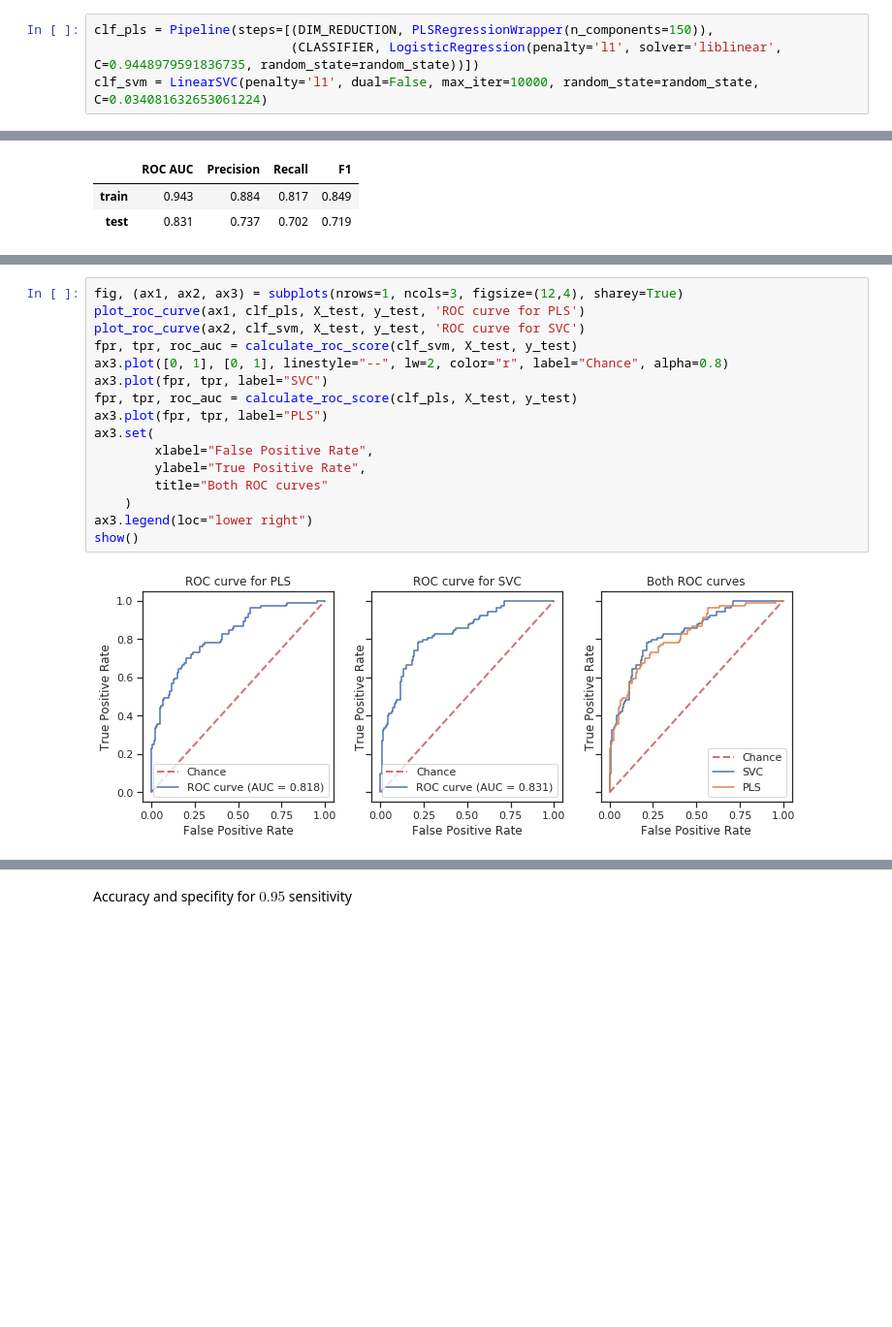
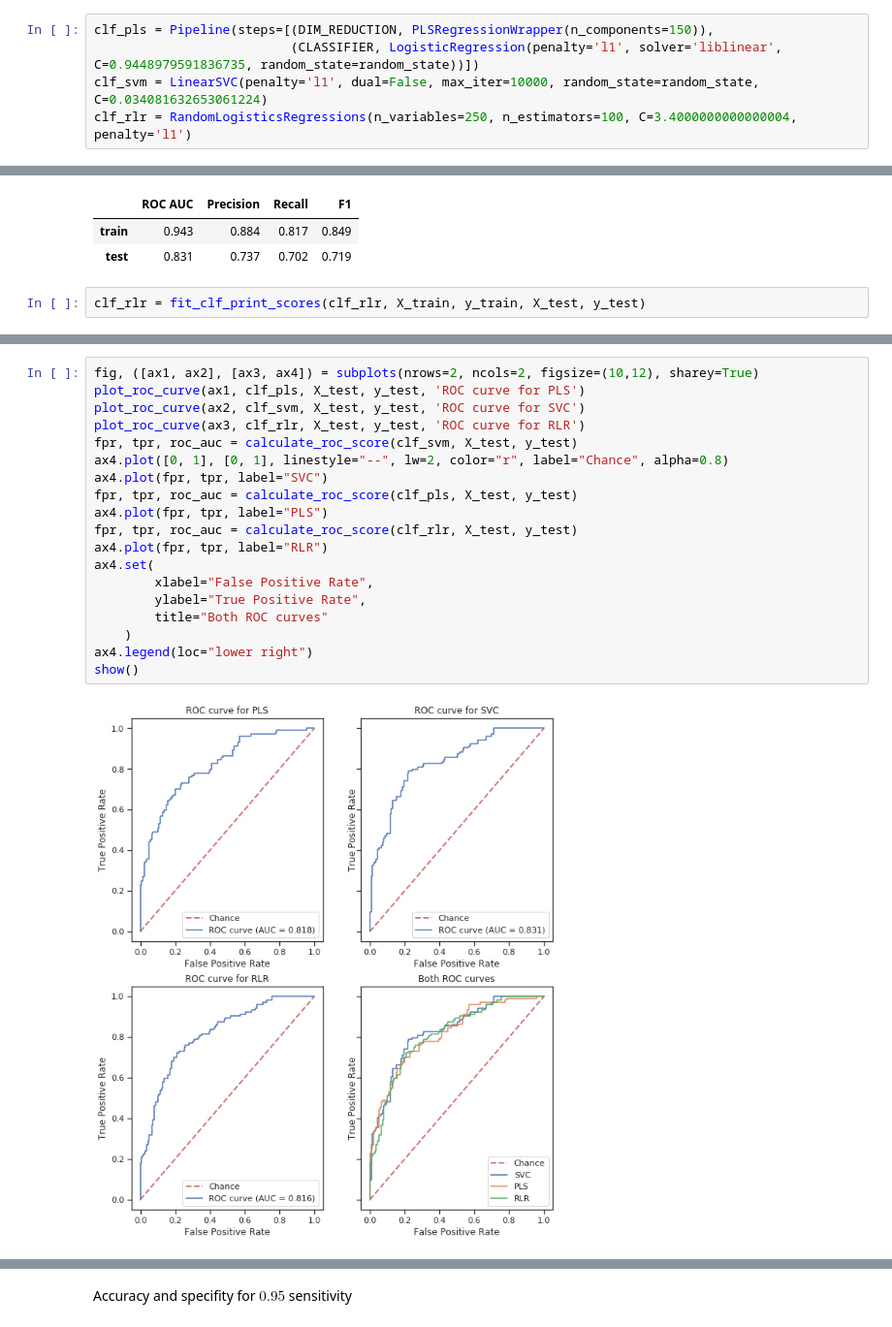
Before and after one commit to sjwilczynski/geneExpr, a Jupyter notebook: notebooks/ThresholdAdjustment.ipynb, the cells around one changed output, grey strips where cells are left out. Shown at 97% size. Drawn from its saved outputs; the diff is of its cells as text; blank space fills up the shorter version.

Commit message:
update plot and add RLR to final analysis

```diff
--- a/notebooks/ThresholdAdjustment.ipynb
+++ b/notebooks/ThresholdAdjustment.ipynb
@@ -20,6 +20,7 @@ Train and test sizes: (726, 12179) (243, 12179)
 clf_pls = Pipeline(steps=[(DIM_REDUCTION, PLSRegressionWrapper(n_components=150)),
                           (CLASSIFIER, LogisticRegression(penalty='l1', solver='liblinear', C=0.9448979591836735, random_state=random_state))])
 clf_svm = LinearSVC(penalty='l1', dual=False, max_iter=10000, random_state=random_state, C=0.034081632653061224)
+clf_rlr = RandomLogisticsRegressions(n_variables=250, n_estimators=100, C=3.4000000000000004, penalty='l1')
 # %%
 clf_pls = fit_clf_print_scores(clf_pls, X_train, y_train, X_test, y_test)
 # %% [output]
@@ -32,3 +33,5 @@ clf_svm = fit_clf_print_scores(clf_svm, X_train, y_train, X_test, y_test)
 |  | ROC AUC | Precision | Recall | F1 |
 | train | 0.943 | 0.884 | 0.817 | 0.849 |
 | test | 0.831 | 0.737 | 0.702 | 0.719 |
+# %%
+clf_rlr = fit_clf_print_scores(clf_rlr, X_train, y_train, X_test, y_test)
@@ -35,21 +42,24 @@ clf_svm = fit_clf_print_scores(clf_svm, X_train, y_train, X_test, y_test)
 # %%
-fig, (ax1, ax2, ax3) = subplots(nrows=1, ncols=3, figsize=(12,4), sharey=True)
+fig, ([ax1, ax2], [ax3, ax4]) = subplots(nrows=2, ncols=2, figsize=(10,12), sharey=True)
 plot_roc_curve(ax1, clf_pls, X_test, y_test, 'ROC curve for PLS')
 plot_roc_curve(ax2, clf_svm, X_test, y_test, 'ROC curve for SVC')
+plot_roc_curve(ax3, clf_rlr, X_test, y_test, 'ROC curve for RLR')
 fpr, tpr, roc_auc = calculate_roc_score(clf_svm, X_test, y_test)
-ax3.plot([0, 1], [0, 1], linestyle="--", lw=2, color="r", label="Chance", alpha=0.8)
-ax3.plot(fpr, tpr, label="SVC")
+ax4.plot([0, 1], [0, 1], linestyle="--", lw=2, color="r", label="Chance", alpha=0.8)
+ax4.plot(fpr, tpr, label="SVC")
 fpr, tpr, roc_auc = calculate_roc_score(clf_pls, X_test, y_test)
-ax3.plot(fpr, tpr, label="PLS")
-ax3.set(
+ax4.plot(fpr, tpr, label="PLS")
+fpr, tpr, roc_auc = calculate_roc_score(clf_rlr, X_test, y_test)
+ax4.plot(fpr, tpr, label="RLR")
+ax4.set(
         xlabel="False Positive Rate",
         ylabel="True Positive Rate",
         title="Both ROC curves"
     )
-ax3.legend(loc="lower right")
+ax4.legend(loc="lower right")
 show()
 # %% [output]
-[figure, old version]
+[figure, new version]
 # %%
 y_scores_pls = clf_pls.predict_proba(X_test)[:,1]
 #y_scores_svm = clf_svm.predict_proba(X_test)[:,1]
```
Also changed, not shown: parts of 3 cells of this notebook, 3 other files.
